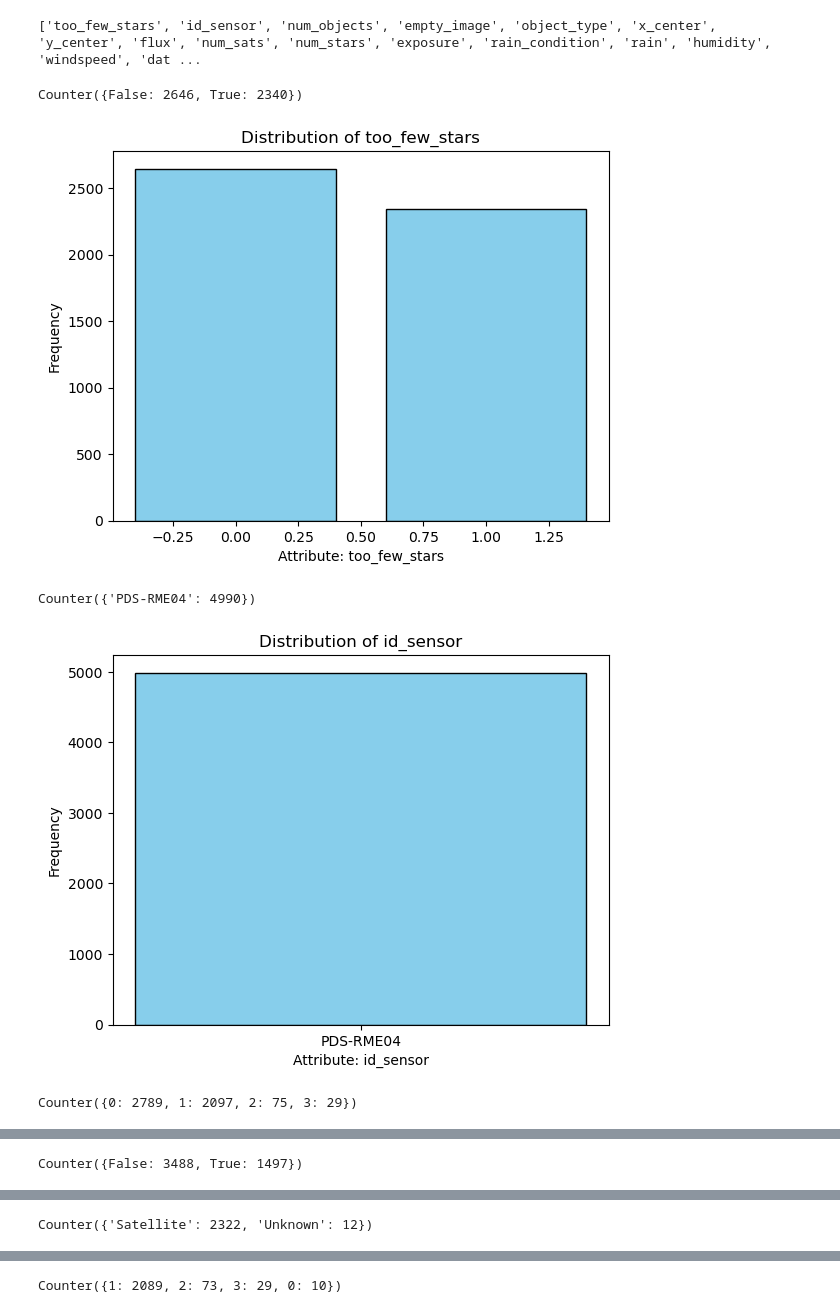
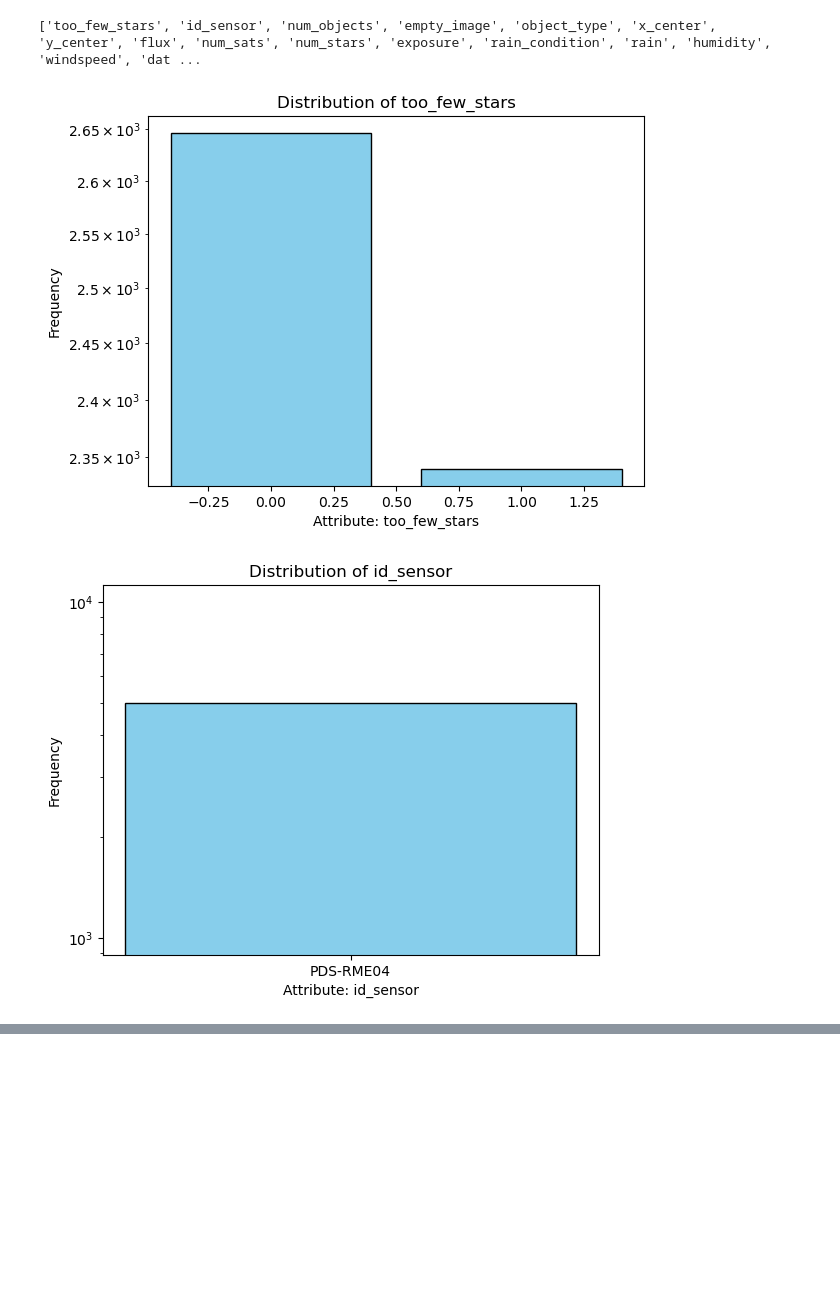
Before and after one commit to Chaps21812/Dataset_Compilation_and_Statistics, a Jupyter notebook: data_connections/plots.ipynb, the cells around one changed output, grey strips where cells are left out. Drawn from its saved outputs; the diff is of its cells as text; code cells hidden in the pictures; blank space fills up the shorter version.

```diff
--- a/data_connections/plots.ipynb
+++ b/data_connections/plots.ipynb
@@ -11,21 +11,18 @@ print(my_data.attributes)
 # %%
 for index, title in enumerate(my_data.attributes):
     if title=="x_center" or title=="y_center" or title=="flux" or title=="exposure" or title=="humidity" or title=="windspeed" or title=="dates" or title=="times":
         continue
 
     counts = Counter(my_data.data[index])
     counts = Counter({k: v for k, v in counts.items() if k is not None})
     labels, values = zip(*counts.items())
-    print(counts)
 
     plt.bar(labels, values, color="skyblue", edgecolor="black")
     plt.xlabel(f"Attribute: {title}")
     plt.ylabel("Frequency")
+    plt.yscale('log')
     plt.title(f"Distribution of {title}")
     plt.show()
 # %% [output]
-Counter({False: 2646, True: 2340})
-[figure, old version]
+[figure, new version]
-Counter({'PDS-RME04': 4990})
-[figure, old version]
+[figure, new version]
-Counter({0: 2789, 1: 2097, 2: 75, 3: 29})
@@ -33 +29,0 @@ Counter({0: 2789, 1: 2097, 2: 75, 3: 29})
-Counter({False: 3488, True: 1497})
@@ -35 +30,0 @@ Counter({False: 3488, True: 1497})
-Counter({'Satellite': 2322, 'Unknown': 12})
@@ -37 +31,0 @@ Counter({'Satellite': 2322, 'Unknown': 12})
-Counter({1: 2089, 2: 73, 3: 29, 0: 10})
```
Also changed, not shown: parts of 4 cells of this notebook.
